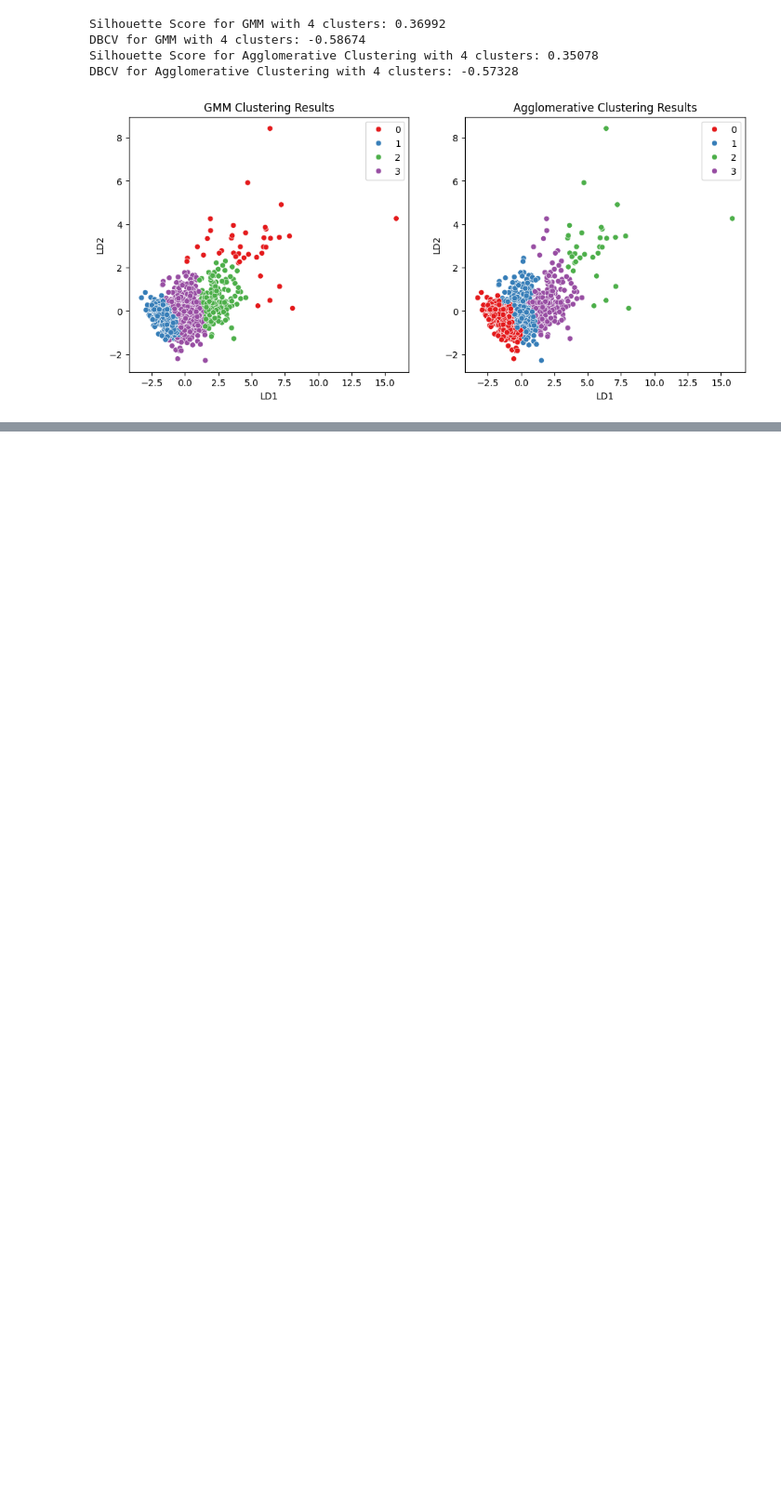
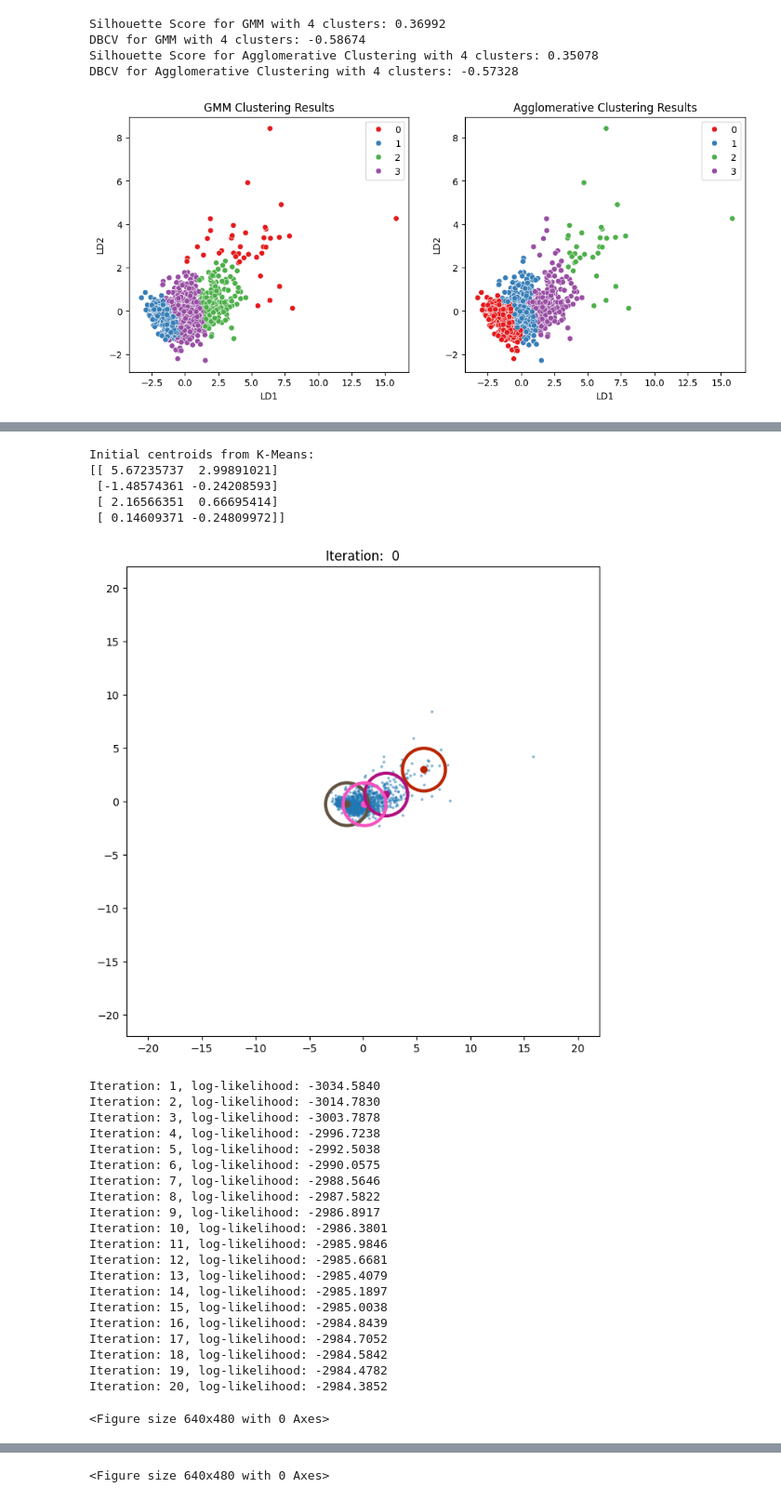
Before and after one commit to Dr-Vphuc/Ground_Water_Classifier, a Jupyter notebook: notebook/e_clustering.ipynb, the cells around one changed output, grey strips where cells are left out. Shown at 93% size. Drawn from its saved outputs; the diff is of its cells as text; code cells hidden in the pictures; blank space fills up the shorter version.

```diff
--- a/notebook/e_clustering.ipynb
+++ b/notebook/e_clustering.ipynb
@@ -65,0 +201,78 @@ DBCV for Agglomerative Clustering with 4 clusters: -0.57328
+# %%
+def plot(title, gmm, X_4_np):
+    '''
+    Draw the data points and the fitted mixture model.
+    input:
+        - title: title of plot and name with which it will be saved.
+    '''
+    fig = plt.figure(figsize=(8, 8))
+    ax = fig.gca()
+    ax.scatter(X_4_np[:, 0], X_4_np[:, 1], s=3, alpha=0.4)
+    ax.scatter(gmm.mu[:, 0], gmm.mu[:, 1], c=gmm.colors)
+    gmm.draw(ax, lw=3)
+    ax.set_xlim((-22, 22))
+    ax.set_ylim((-22, 22))
+
+    plt.title(title)
+    plt.show()
+    plt.clf()
+# %%
+from sklearn.cluster import KMeans
+
+X_4_np = X_4.to_numpy()
+
+# Run K-Means for 10 iterations to get good initial centroids
+kmeans = KMeans(n_clusters=4, max_iter=10, n_init=1, random_state=42)
+kmeans.fit(X_4_np)
+initial_centroids = kmeans.cluster_centers_
+
+print("Initial centroids from K-Means:")
+print(initial_centroids)
+
+# Initialize GMM with K-Means centroids
+gmm = GMM(k=4, dim=2, init_mu=initial_centroids)
+gmm.init_em(X_4_np)
+
+num_iters = 20
+
+log_likelihood = [gmm.log_likelihood(X_4_np)]
+# plotting
+plot("Iteration:  0", gmm, X_4_np)
+for e in range(num_iters):
+    # E-step
+    gmm.e_step()
+    # M-step
+    gmm.m_step()
+    # Computing log-likelihood
+    log_likelihood.append(gmm.log_likelihood(X_4_np))
+    print("Iteration: {}, log-likelihood: {:.4f}".format(e+1, log_likelihood[-1]))
+# plotting
+plot(title="Iteration: " + str(e+1), gmm=gmm, X_4_np=X_4_np)
+# %% [output]
+Initial centroids from K-Means:
+[[ 5.67235737  2.99891021]
+ [-1.48574361 -0.24208593]
+ [ 2.16566351  0.66695414]
+ [ 0.14609371 -0.24809972]]
+[figure, added]
+Iteration: 1, log-likelihood: -3034.5840
+Iteration: 2, log-likelihood: -3014.7830
+Iteration: 3, log-likelihood: -3003.7878
+Iteration: 4, log-likelihood: -2996.7238
+Iteration: 5, log-likelihood: -2992.5038
+Iteration: 6, log-likelihood: -2990.0575
+Iteration: 7, log-likelihood: -2988.5646
+Iteration: 8, log-likelihood: -2987.5822
+Iteration: 9, log-likelihood: -2986.8917
+Iteration: 10, log-likelihood: -2986.3801
+Iteration: 11, log-likelihood: -2985.9846
+Iteration: 12, log-likelihood: -2985.6681
+Iteration: 13, log-likelihood: -2985.4079
+Iteration: 14, log-likelihood: -2985.1897
+Iteration: 15, log-likelihood: -2985.0038
+Iteration: 16, log-likelihood: -2984.8439
+Iteration: 17, log-likelihood: -2984.7052
+Iteration: 18, log-likelihood: -2984.5842
+Iteration: 19, log-likelihood: -2984.4782
+Iteration: 20, log-likelihood: -2984.3852
+<Figure size 640x480 with 0 Axes>
@@ -65,0 +280 @@ DBCV for Agglomerative Clustering with 4 clusters: -0.57328
+<Figure size 640x480 with 0 Axes>
```
Also changed, not shown: parts of 11 cells of this notebook.
